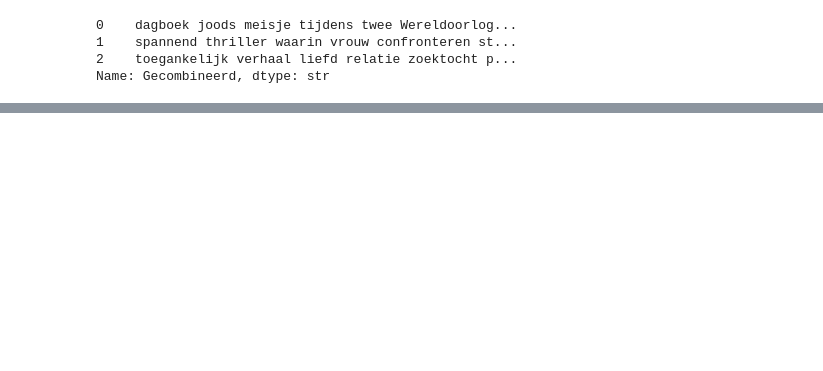
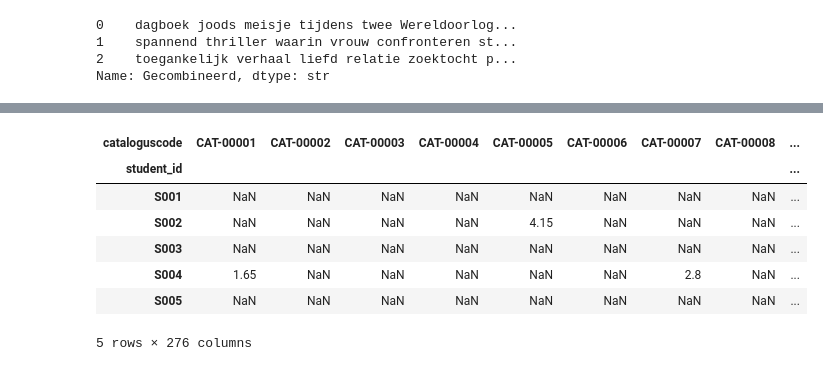
Before and after one commit to merijn1222/2.2Notebooks, a Jupyter notebook: NLP.ipynb, the cells around one changed output, grey strips where cells are left out. Saved outputs shown, nothing was run; the diff lists cells and outputs as text; code cells hidden in the pictures; blank space fills up the shorter version.

Commit message:
student_item_matrix toegevoegd, collaborative recommender begin aan gemaakt

```diff
--- a/NLP.ipynb
+++ b/NLP.ipynb
@@ -126,0 +196,6 @@ Name: Gecombineerd, dtype: str
+# %%
+leesprc = intdf["leespercentage"]
+# %%
+#leespercentage waardes geven van 1 tot 5
+leesprc = leesprc.apply(lambda x: round(x / 20))
+leesprc = leesprc.astype(float)
@@ -126,0 +206,18 @@ Name: Gecombineerd, dtype: str
+# %%
+#interacties score berekenen, lege waardes worden niet meegenomen
+scores = pd.DataFrame({
+    "leesprc": leesprc,
+    "inttype": inttype,
+    "beoordeling": intdf["beoordeling"],
+}, index=intdf.index)
+
+weights = pd.Series({
+    "leesprc": 0.15,
+    "inttype": 0.35,
+    "beoordeling": 0.50,
+})
+
+weighted_sum = scores.mul(weights, axis="columns").sum(axis=1, min_count=1)
+available_weight = scores.notna().mul(weights, axis="columns").sum(axis=1)
+
+intscore = weighted_sum / available_weight
@@ -126,0 +239,2 @@ Name: Gecombineerd, dtype: str
+# %%
+intdf["intscore"] = intscore
@@ -126,0 +252,20 @@ Name: Gecombineerd, dtype: str
+# %%
+intdf["intscore"] = intscore
+
+student_item_matrix = intdf.pivot_table(
+    index="student_id",
+    columns="cataloguscode",
+    values="intscore",
+    aggfunc="mean"
+)
+
+student_item_matrix.head()
+# %% [output]
+| cataloguscode | CAT-00001 | CAT-00002 | CAT-00003 | CAT-00004 | CAT-00005 | CAT-00006 | CAT-00007 | CAT-00008 | ... |
+| student_id |  |  |  |  |  |  |  |  | ... |
+| S001 | NaN | NaN | NaN | NaN | NaN | NaN | NaN | NaN | ... |
+| S002 | NaN | NaN | NaN | NaN | 4.15 | NaN | NaN | NaN | ... |
+| S003 | NaN | NaN | NaN | NaN | NaN | NaN | NaN | NaN | ... |
+| S004 | 1.65 | NaN | NaN | NaN | NaN | NaN | 2.8 | NaN | ... |
+| S005 | NaN | NaN | NaN | NaN | NaN | NaN | NaN | NaN | ... |
+5 rows × 276 columns
```
Also changed, not shown: parts of 25 cells of this notebook, 4 other files.
